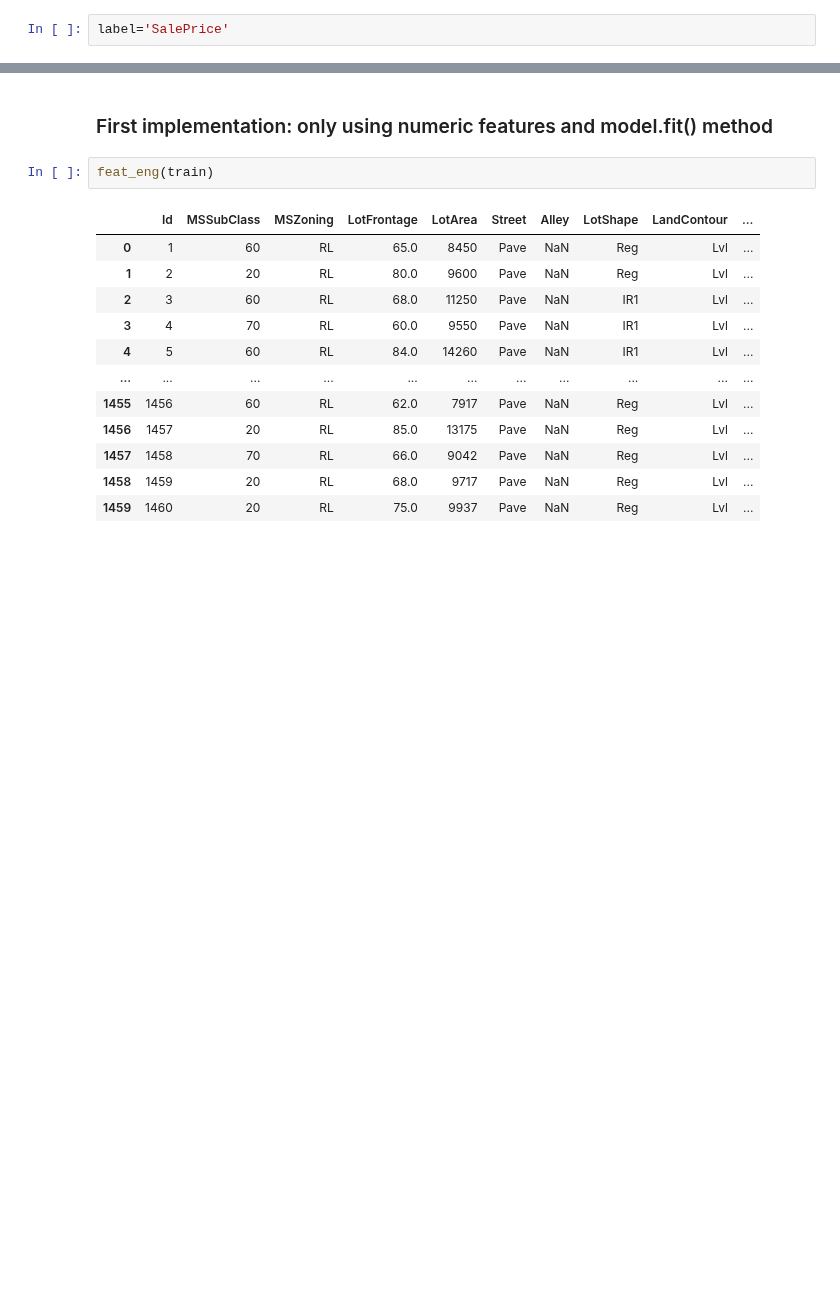
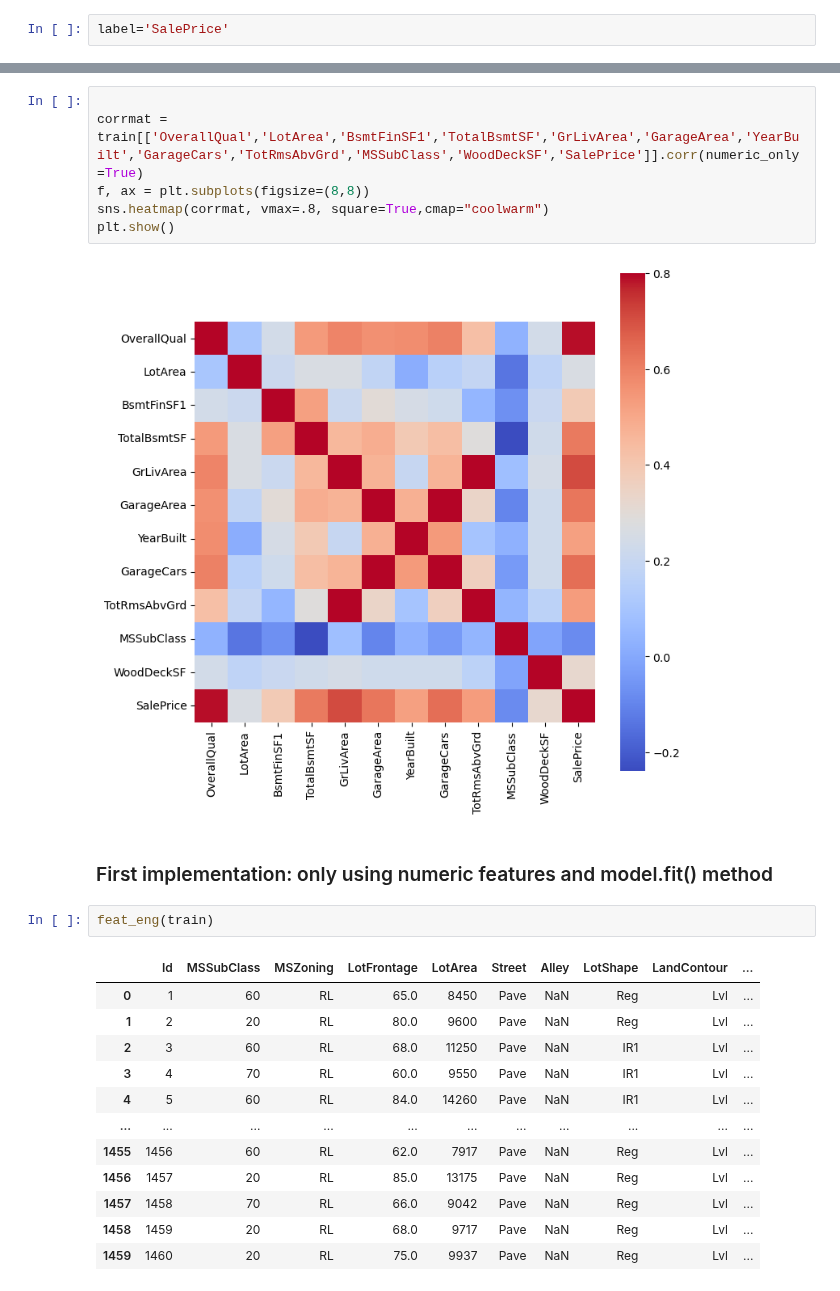
Before and after one commit to alessandro-rubin/house-prices, a Jupyter notebook: house-prices-tf.ipynb, the cells around one changed output, grey strips where cells are left out. Saved outputs shown, nothing was run; the diff lists cells and outputs as text; blank space fills up the shorter version.

```diff
--- a/house-prices-tf.ipynb
+++ b/house-prices-tf.ipynb
@@ -47,3 +77,11 @@ label='SalePrice'
+# %%
+
+corrmat = train[['OverallQual','LotArea','BsmtFinSF1','TotalBsmtSF','GrLivArea','GarageArea','YearBuilt','GarageCars','TotRmsAbvGrd','MSSubClass','WoodDeckSF','SalePrice']].corr(numeric_only=True)
+f, ax = plt.subplots(figsize=(8,8))
+sns.heatmap(corrmat, vmax=.8, square=True,cmap="coolwarm")
+plt.show()
+# %% [output]
+[figure, added]
 # %% [markdown]
 ### First implementation: only using numeric features and model.fit() method
 # %%
```
Also changed, not shown: parts of 23 cells of this notebook, 2 other files.
